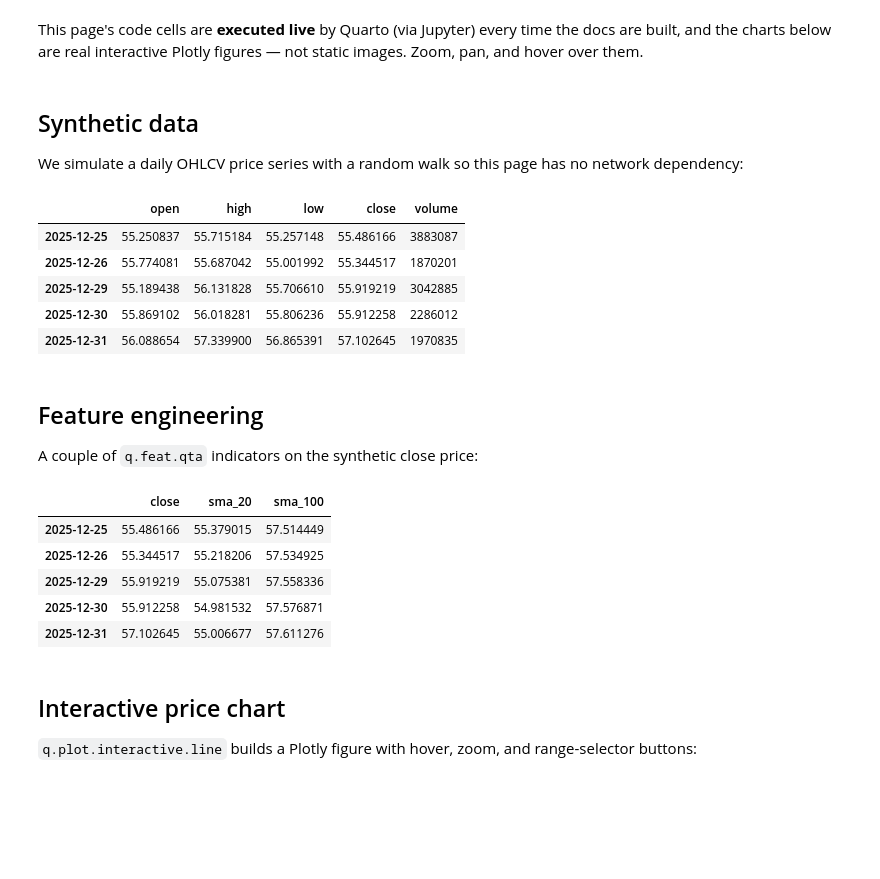
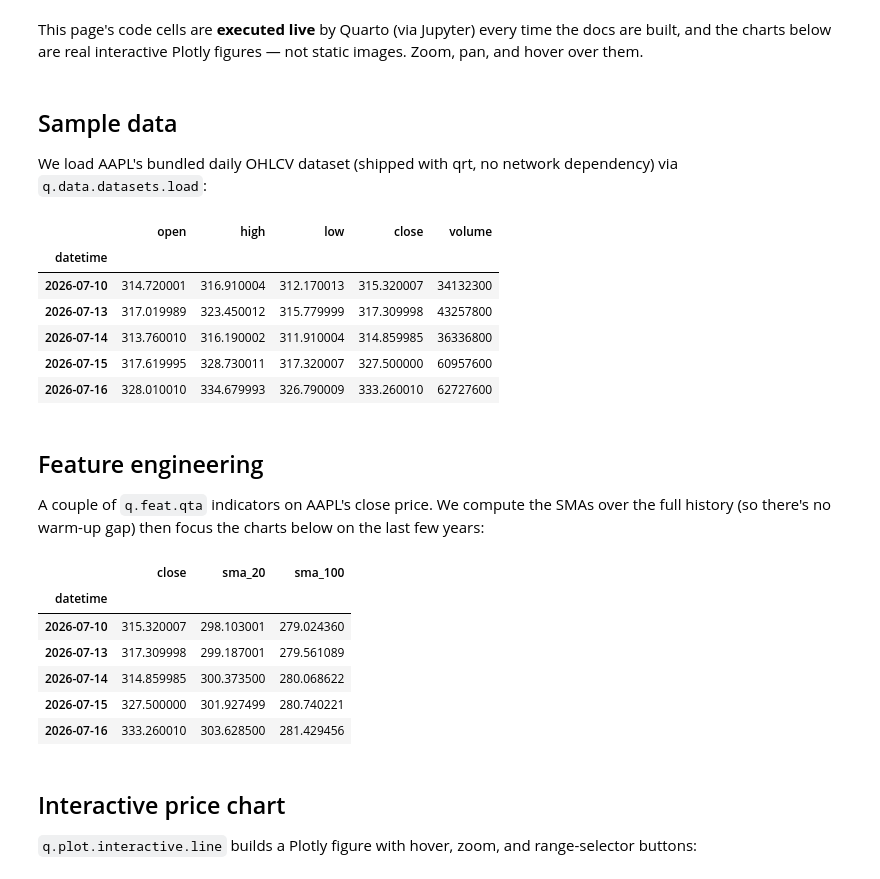
Before and after one commit to quantbert/qrt, a Jupyter notebook: docs/demo.ipynb, the cells around one changed output. Saved outputs shown, nothing was run; the diff lists cells and outputs as text; code cells hidden in the pictures; blank space fills up the shorter version.

```diff
--- a/docs/demo.ipynb
+++ b/docs/demo.ipynb
@@ -9,69 +9,57 @@ This page's code cells are **executed live** by Quarto (via Jupyter) every time
 docs are built, and the charts below are real interactive Plotly figures — not
 static images. Zoom, pan, and hover over them.
 # %% [markdown]
-## Synthetic data
+## Sample data
 
-We simulate a daily OHLCV price series with a random walk so this page has no
-network dependency:
+We load AAPL's bundled daily OHLCV dataset (shipped with qrt, no network
+dependency) via `q.data.datasets.load`:
 # %%
-import numpy as np
 import pandas as pd
 import plotly.io as pio
 
 import qrt as q
 
 # Renderer used only when THIS notebook is executed directly (e.g. via
 # `make nb-execute`) so it has viewable output when opened in VS Code.
 # "notebook_connected" loads plotly.js from a CDN link (keeps this .ipynb
 # small) instead of embedding the full library inline. The *published* docs
 # site does not depend on this at all: `execute: enabled: true` above makes
 # Quarto always re-execute fresh with its own Jupyter engine, which extracts
 # plotly.js into the site's own static demo_files/libs/ folder (no CDN, no
 # per-chart embed) regardless of what's cached here.
 # See https://github.com/orgs/quarto-dev/discussions/5264
 #pio.renderers.default = "notebook_connected"
 
-rng = np.random.default_rng(7)
-dates = pd.bdate_range("2022-01-03", "2025-12-31")
-
-daily_returns = rng.normal(loc=0.0004, scale=0.012, size=len(dates))
-close = 100 * (1 + pd.Series(daily_returns, index=dates)).cumprod()
-
-noise = rng.normal(scale=0.003, size=len(dates))
-ohlc = pd.DataFrame(
-    {
-        "open": close.shift(1).fillna(close.iloc[0]) * (1 + noise),
-        "high": close * (1 + np.abs(noise) + 0.001),
-        "low": close * (1 - np.abs(noise) - 0.001),
-        "close": close,
-        "volume": rng.integers(1_000_000, 5_000_000, size=len(dates)),
-    }
-)
+ohlc = q.data.datasets.load("aapl")
 ohlc.tail()
 # %% [output]
 |  | open | high | low | close | volume |
-| 2025-12-25 | 55.250837 | 55.715184 | 55.257148 | 55.486166 | 3883087 |
-| 2025-12-26 | 55.774081 | 55.687042 | 55.001992 | 55.344517 | 1870201 |
-| 2025-12-29 | 55.189438 | 56.131828 | 55.706610 | 55.919219 | 3042885 |
-| 2025-12-30 | 55.869102 | 56.018281 | 55.806236 | 55.912258 | 2286012 |
-| 2025-12-31 | 56.088654 | 57.339900 | 56.865391 | 57.102645 | 1970835 |
+| datetime |  |  |  |  |  |
+| 2026-07-10 | 314.720001 | 316.910004 | 312.170013 | 315.320007 | 34132300 |
+| 2026-07-13 | 317.019989 | 323.450012 | 315.779999 | 317.309998 | 43257800 |
+| 2026-07-14 | 313.760010 | 316.190002 | 311.910004 | 314.859985 | 36336800 |
+| 2026-07-15 | 317.619995 | 328.730011 | 317.320007 | 327.500000 | 60957600 |
+| 2026-07-16 | 328.010010 | 334.679993 | 326.790009 | 333.260010 | 62727600 |
 # %% [markdown]
 ## Feature engineering
 
-A couple of `q.feat.qta` indicators on the synthetic close price:
+A couple of `q.feat.qta` indicators on AAPL's close price. We compute the SMAs
+over the full history (so there's no warm-up gap) then focus the charts below
+on the last few years:
 # %%
 sma_20 = q.feat.qta.sma(ohlc["close"], 20)
 sma_100 = q.feat.qta.sma(ohlc["close"], 100)
 
-features = pd.DataFrame({"close": ohlc["close"], "sma_20": sma_20, "sma_100": sma_100})
+features = pd.DataFrame({"close": ohlc["close"], "sma_20": sma_20, "sma_100": sma_100}).loc["2022":]
 features.tail()
 # %% [output]
 |  | close | sma_20 | sma_100 |
-| 2025-12-25 | 55.486166 | 55.379015 | 57.514449 |
-| 2025-12-26 | 55.344517 | 55.218206 | 57.534925 |
-| 2025-12-29 | 55.919219 | 55.075381 | 57.558336 |
-| 2025-12-30 | 55.912258 | 54.981532 | 57.576871 |
-| 2025-12-31 | 57.102645 | 55.006677 | 57.611276 |
+| datetime |  |  |  |
+| 2026-07-10 | 315.320007 | 298.103001 | 279.024360 |
+| 2026-07-13 | 317.309998 | 299.187001 | 279.561089 |
+| 2026-07-14 | 314.859985 | 300.373500 | 280.068622 |
+| 2026-07-15 | 327.500000 | 301.927499 | 280.740221 |
+| 2026-07-16 | 333.260010 | 303.628500 | 281.429456 |
 # %% [markdown]
 ## Interactive price chart
 
```
Also changed, not shown: parts of 3 cells of this notebook, 38 other files.
